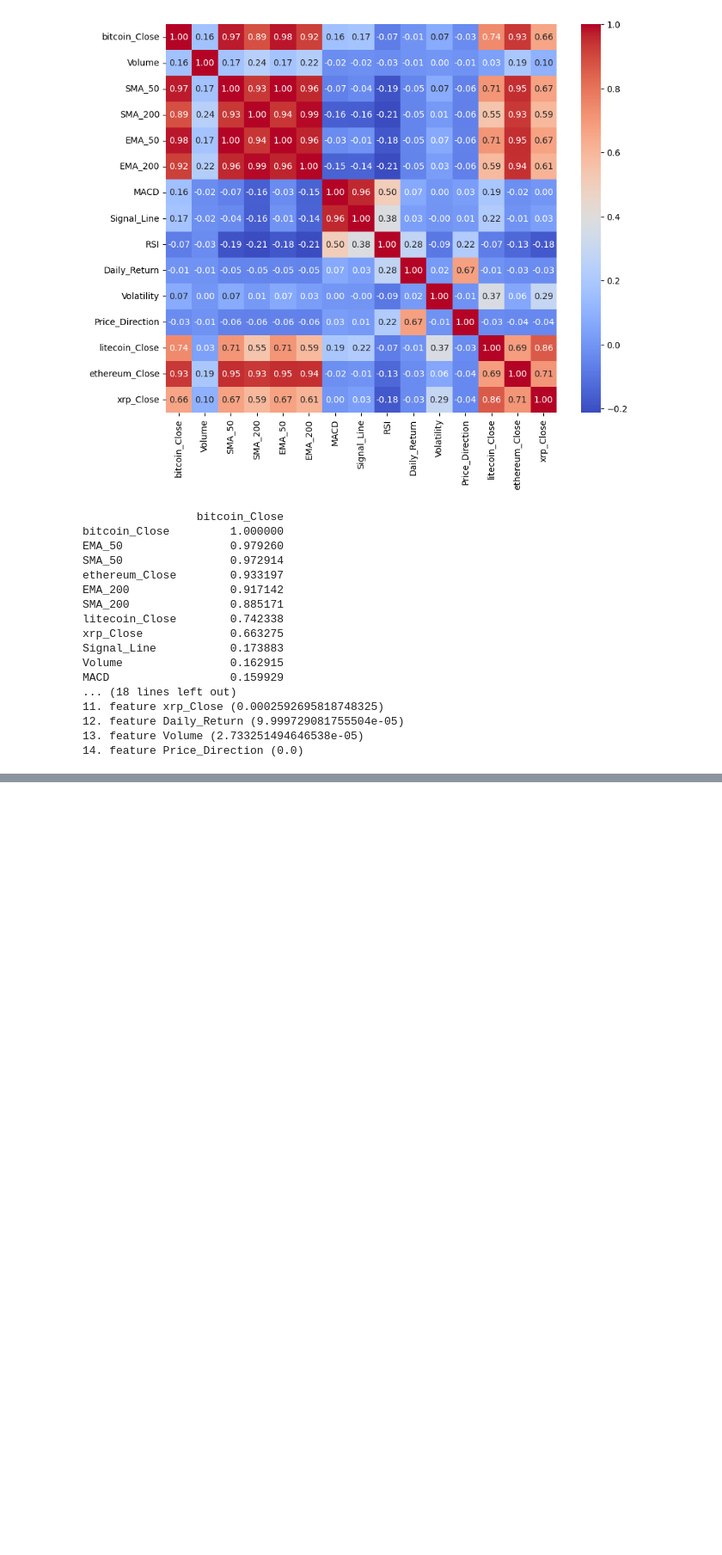
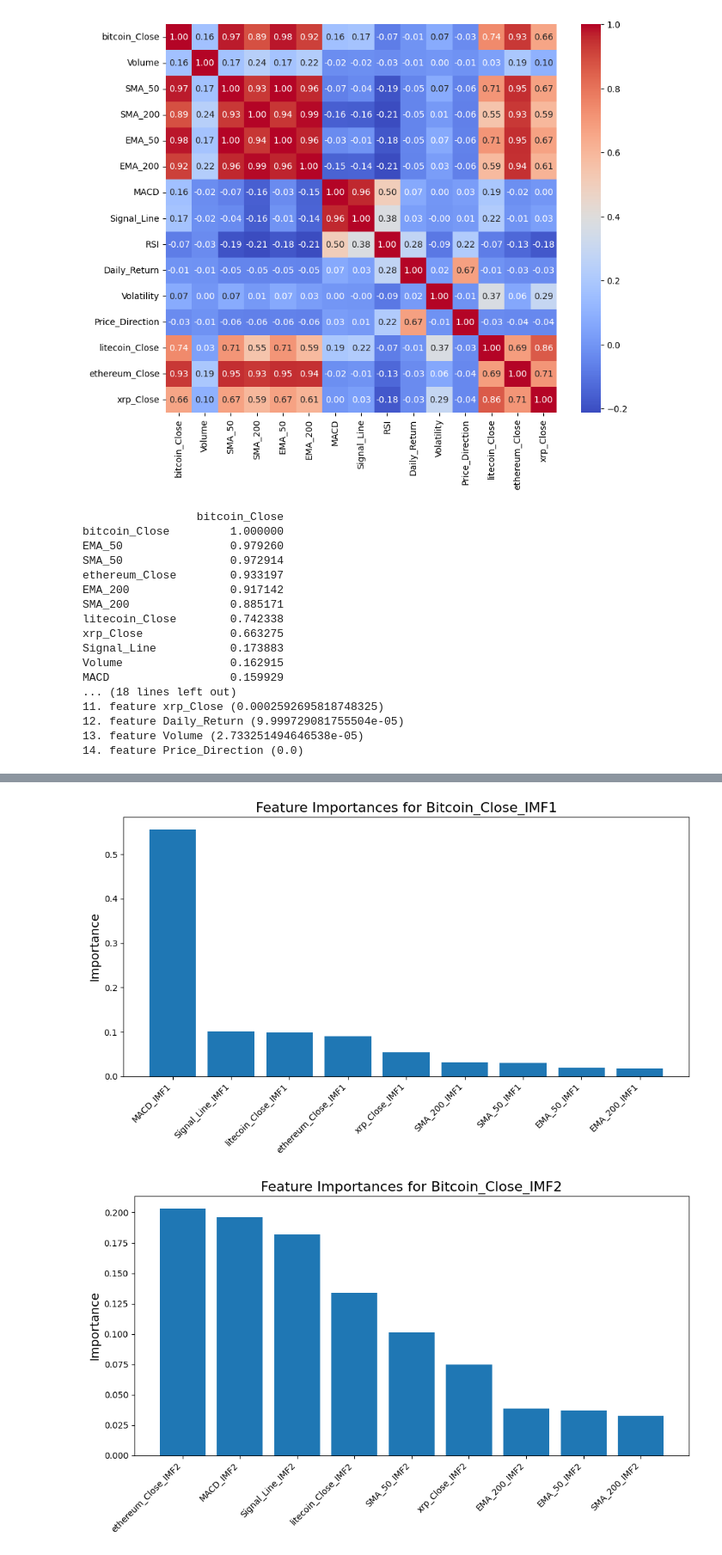
Before and after one commit to ASherjil/Cryptocurrency-Price-Prediction, a Jupyter notebook: CW2_B820928.ipynb, the cells around one changed output, grey strips where cells are left out. Shown at 86% size. Drawn from its saved outputs; the diff is of its cells as text; code cells hidden in the pictures; blank space fills up the shorter version.

```diff
--- a/CW2_B820928.ipynb
+++ b/CW2_B820928.ipynb
@@ -968,0 +938,46 @@ Epoch 9/50
+# %%
+# Decompose other factors
+factors = ['EMA_50', 'EMA_200', 'SMA_200', 'SMA_50', 'MACD', 'Signal_Line', 'litecoin_Close', 'ethereum_Close', 'xrp_Close']
+factors_imfs = {factor: ceemdan(df_bitcoin_features[factor].values) for factor in factors}
+
+n_imfs = IMFs.shape[0]
+split_ratio = 0.8  # Define your split ratio
+
+for i in range(n_imfs):
+    # Prepare DataFrame for the current IMF or residual
+    df_current = pd.DataFrame()
+
+    for factor, imfs in factors_imfs.items():
+        # Adjust for the last index being the residual
+        df_current[f'{factor}_IMF{i+1}'] = imfs[i] if i < n_imfs - 1 else imfs[-1]
+
+    # Add the target variable
+    target_label = f'Bitcoin_Close_IMF{i+1}' if i < n_imfs - 1 else 'Bitcoin_Close_Residual'
+    df_current[target_label] = IMFs[i] if i < n_imfs - 1 else IMFs[-1]
+
+    # Chronological Split
+    split_index = int(len(df_current) * split_ratio)
+    X_train = df_current.iloc[:split_index, :-1]
+    X_test = df_current.iloc[split_index:, :-1]
+    y_train = df_current.iloc[:split_index, -1]
+    y_test = df_current.iloc[split_index:, -1]
+
+    # Initialize and fit XGBoost
+    model = XGBRegressor(objective='reg:squarederror', n_estimators=100)
+    model.fit(X_train, y_train)
+
+    # Get and sort feature importances
+    importances = model.feature_importances_
+    indices = np.argsort(importances)[::-1]
+
+    # Plot feature importances
+    plt.figure(figsize=(10, 6))
+    plt.title(f"Feature Importances for {target_label}", fontsize=16)
+    bars = plt.bar(range(len(importances)), importances[indices], align='center')
+    plt.xticks(range(len(importances)), [X_train.columns[i] for i in indices], rotation=45, ha='right')
+    plt.ylabel('Importance', fontsize=14)
+    plt.tight_layout()
+    plt.show()
+# %% [output]
+[figure, added]
+[figure, added]
```
Also changed, not shown: parts of 12 cells of this notebook.
